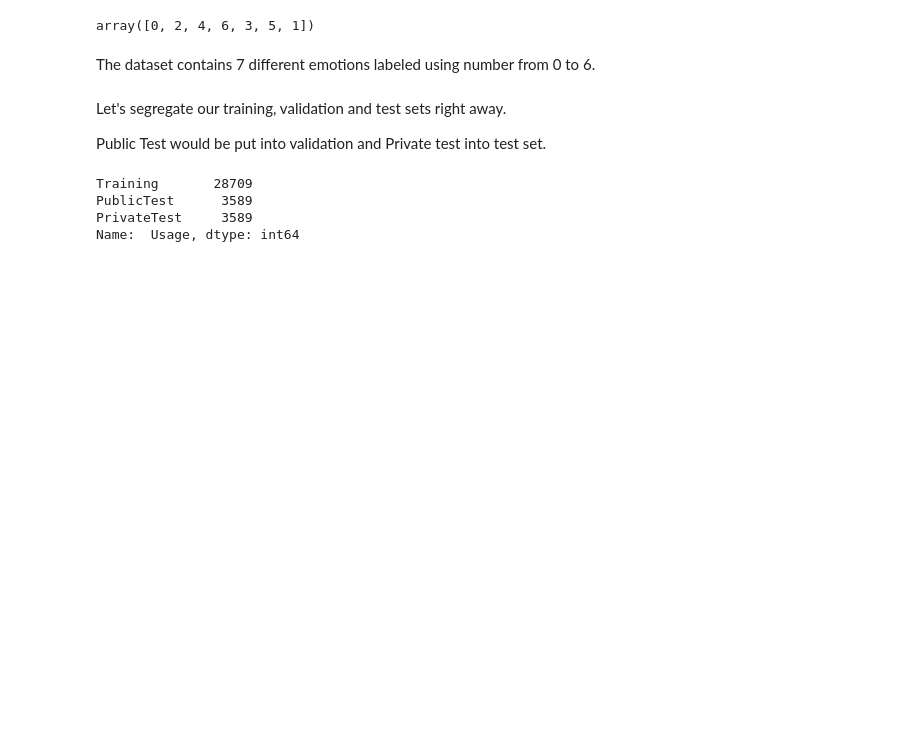
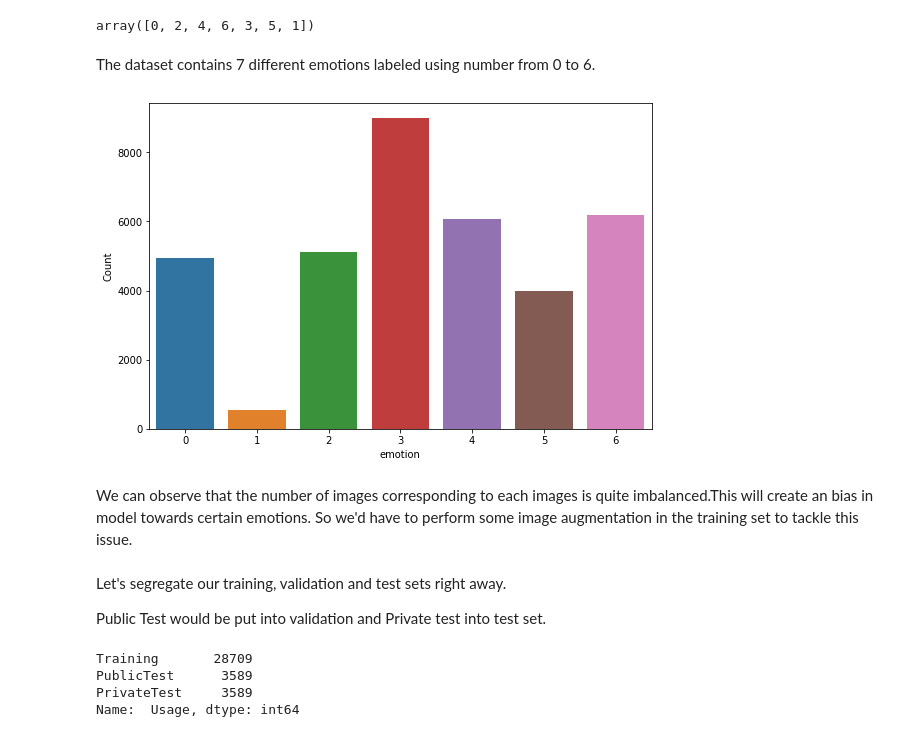
Before and after one commit to cpvivek/Facial-Emotion-Recognition, a Jupyter notebook: Capstone_DL&MLE_Facial_Emotion_Recognition_Vivek_CP.ipynb, the cells around one changed output. Saved outputs shown, nothing was run; the diff lists cells and outputs as text; code cells hidden in the pictures; blank space fills up the shorter version.

```diff
--- a/Capstone_DL&MLE_Facial_Emotion_Recognition_Vivek_CP.ipynb
+++ b/Capstone_DL&MLE_Facial_Emotion_Recognition_Vivek_CP.ipynb
@@ -76,6 +73,16 @@ df['emotion'].unique()
 array([0, 2, 4, 6, 3, 5, 1])
 # %% [markdown]
 The dataset contains 7 different emotions labeled using number from 0 to 6.
+# %%
+emotion_count=df.groupby('emotion').count().rename(columns={' Usage':'Count'}).drop(' pixels',axis=1).reset_index()
+plt.figure(figsize=(9,6))
+sns.barplot(x=emotion_count['emotion'],y=emotion_count['Count'])
+plt.show()
+# %% [output]
+[figure, added]
+# %% [markdown]
+We can observe that the number of images corresponding to each images is quite imbalanced.This will create an bias in model towards certain emotions.
+So we'd have to perform some image augmentation in the training set to tackle this issue.
 # %% [markdown]
 Let's segregate our training, validation and test sets right away.
 
```
Also changed, not shown: parts of 89 cells of this notebook.
